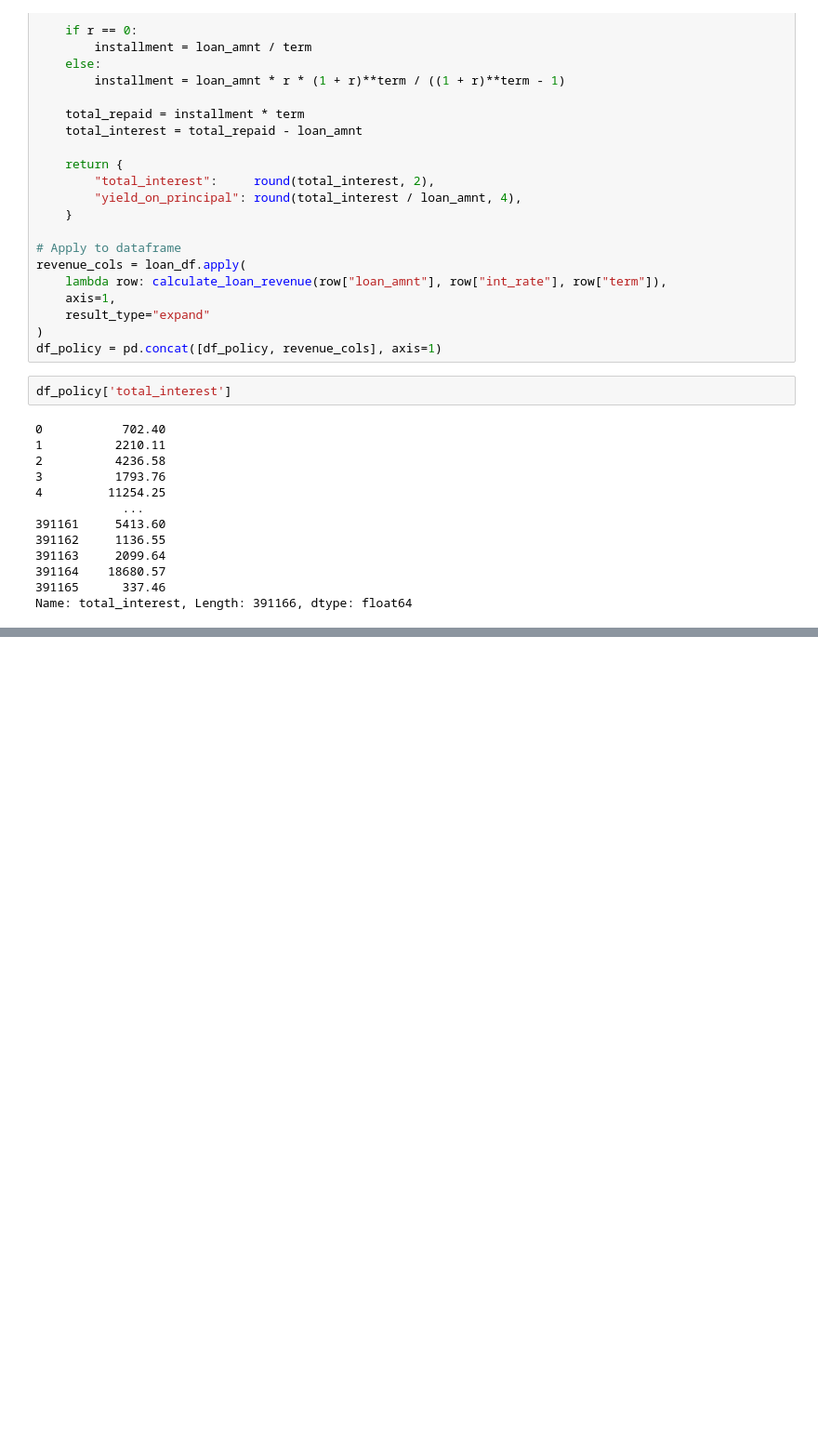
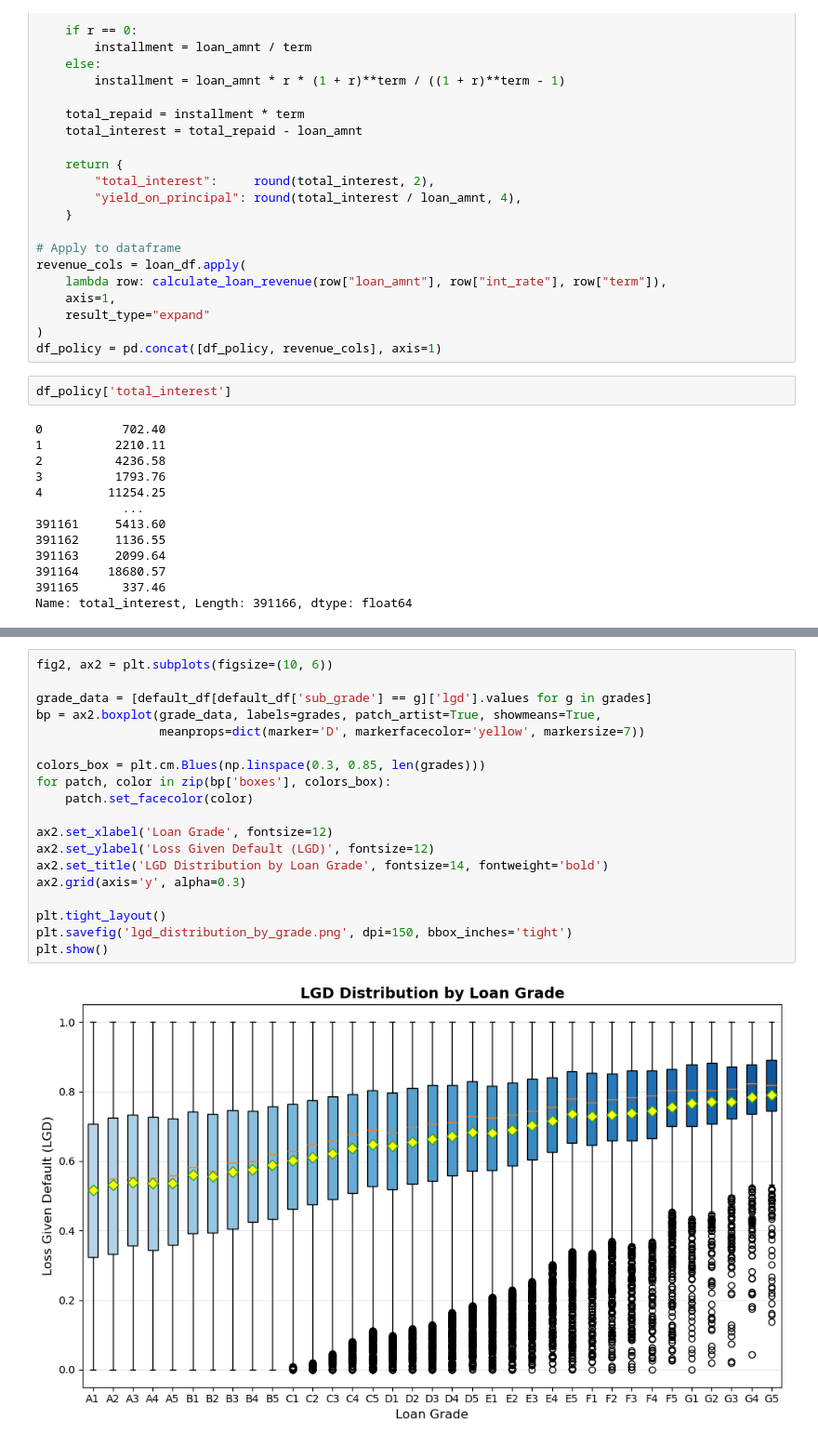
Before and after one commit to SU-IST707-SP26/group-project-data-dopes, a Jupyter notebook: work/Data_Prep_for_Policy_Simulation.ipynb, the cells around one changed output, grey strips where cells are left out. Shown at 93% size. Cells and saved outputs as stored; diff of their text form; blank space fills up the shorter version.

```diff
--- a/work/Data_Prep_for_Policy_Simulation.ipynb
+++ b/work/Data_Prep_for_Policy_Simulation.ipynb
@@ -154,0 +333,21 @@ Name: total_interest, Length: 391166, dtype: float64
+# %%
+fig2, ax2 = plt.subplots(figsize=(10, 6))
+
+grade_data = [default_df[default_df['sub_grade'] == g]['lgd'].values for g in grades]
+bp = ax2.boxplot(grade_data, labels=grades, patch_artist=True, showmeans=True,
+                 meanprops=dict(marker='D', markerfacecolor='yellow', markersize=7))
+
+colors_box = plt.cm.Blues(np.linspace(0.3, 0.85, len(grades)))
+for patch, color in zip(bp['boxes'], colors_box):
+    patch.set_facecolor(color)
+
+ax2.set_xlabel('Loan Grade', fontsize=12)
+ax2.set_ylabel('Loss Given Default (LGD)', fontsize=12)
+ax2.set_title('LGD Distribution by Loan Grade', fontsize=14, fontweight='bold')
+ax2.grid(axis='y', alpha=0.3)
+
+plt.tight_layout()
+plt.savefig('lgd_distribution_by_grade.png', dpi=150, bbox_inches='tight')
+plt.show()
+# %% [output]
+[figure, added]
```
Also changed, not shown: parts of 10 cells of this notebook.
